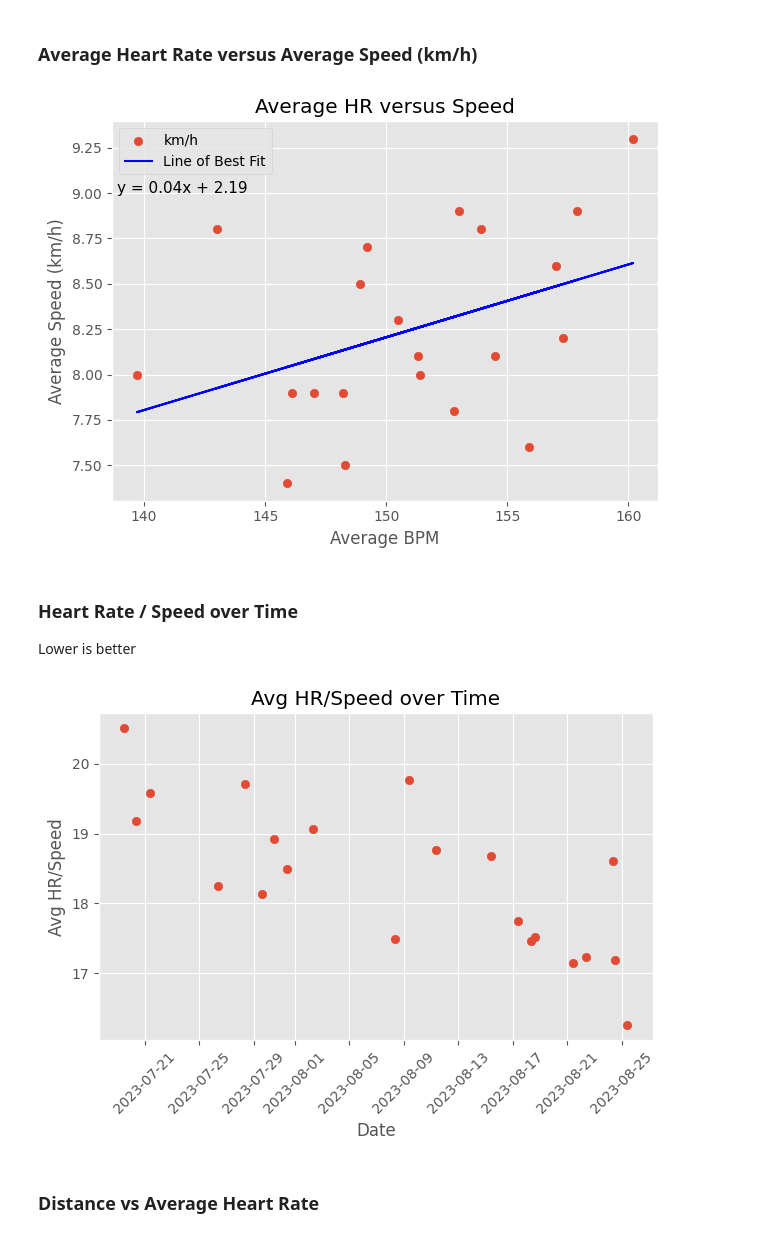
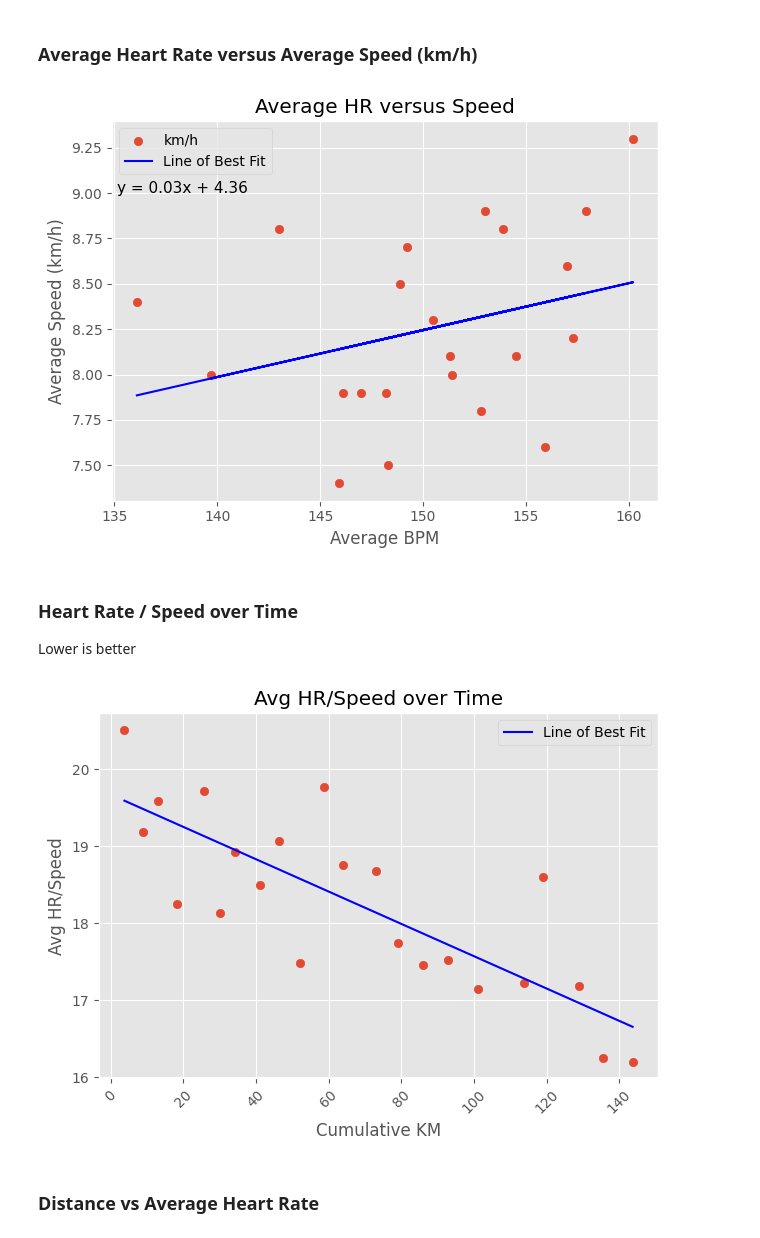
Before and after one commit to palmerac/Elevate, a Jupyter notebook: runStats.ipynb, the cells around one changed output. Drawn from its saved outputs; the diff is of its cells as text; code cells hidden in the pictures.

```diff
--- a/runStats.ipynb
+++ b/runStats.ipynb
@@ -30,7 +31,7 @@ start = time.perf_counter()
 # %% [markdown]
 Only counting activities post Europe, export HeartWatch Workouts from Jul 17 - Today and add the csv to the wd
 # %%
-df = pd.read_csv('HeartWatch-Workouts-20230717-to-20230825.csv')
+df = pd.read_csv('HeartWatch-Workouts-20230717-to-20230828.csv')
 # %%
 df = df.drop(['Date', 'from', 'to', 'rpe', 'Load', 'bpm-lo', 'bpm-90%+-%', '90%+-mins',
               'bpm-80-90%-%', '80-90%-mins','bpm-70-80%-%', '70-80%-mins','bpm-60-70%-%',
@@ -162,23 +163,34 @@ plt.tight_layout()
 plt.savefig('Graphs/SpeedvsHR.png', dpi=300)
 plt.show()
 # %% [output]
-[figure, old version]
+[figure, new version]
 # %% [markdown]
 ### Heart Rate / Speed over Time
 
 Lower is better
 # %%
-plt.scatter(dfRun.index, y= dfRun['HR/Speed'])
-plt.xlabel('Date')
+degree1 = 1
+coefficients1 = np.polyfit(dfRun['CumKM'], dfRun['HR/Speed'], degree)
+slope1 = coefficients1[0]
+intercept1 = coefficients1[1]
+# Calculate the predicted y-values using the line equation
+predicted_y1 = slope1 * dfRun['CumKM'] + intercept1
+equation1 = f'y = {slope1:.2f}x + {intercept1:.1f}'
+
+plt.scatter(dfRun['CumKM'], y= dfRun['HR/Speed'])
+plt.plot(dfRun['CumKM'], predicted_y1, color='blue', label='Line of Best Fit')
+# plt.text(0.75, 0.86, equation1, fontsize=10, transform=plt.gca().transAxes)
+plt.xlabel('Cumulative KM')
 plt.xticks(rotation=45)
 plt.ylabel('Avg HR/Speed')
 plt.title('Avg HR/Speed over Time')
 plt.grid(True)
+plt.legend()
 plt.tight_layout()
 plt.savefig('Graphs/HR-Speed over Time.png', dpi=300)
 plt.show()
 # %% [output]
-[figure, old version]
+[figure, new version]
 # %% [markdown]
 ### Distance vs Average Heart Rate
 # %%
```
Also changed, not shown: parts of 16 cells of this notebook, 12 other files.
